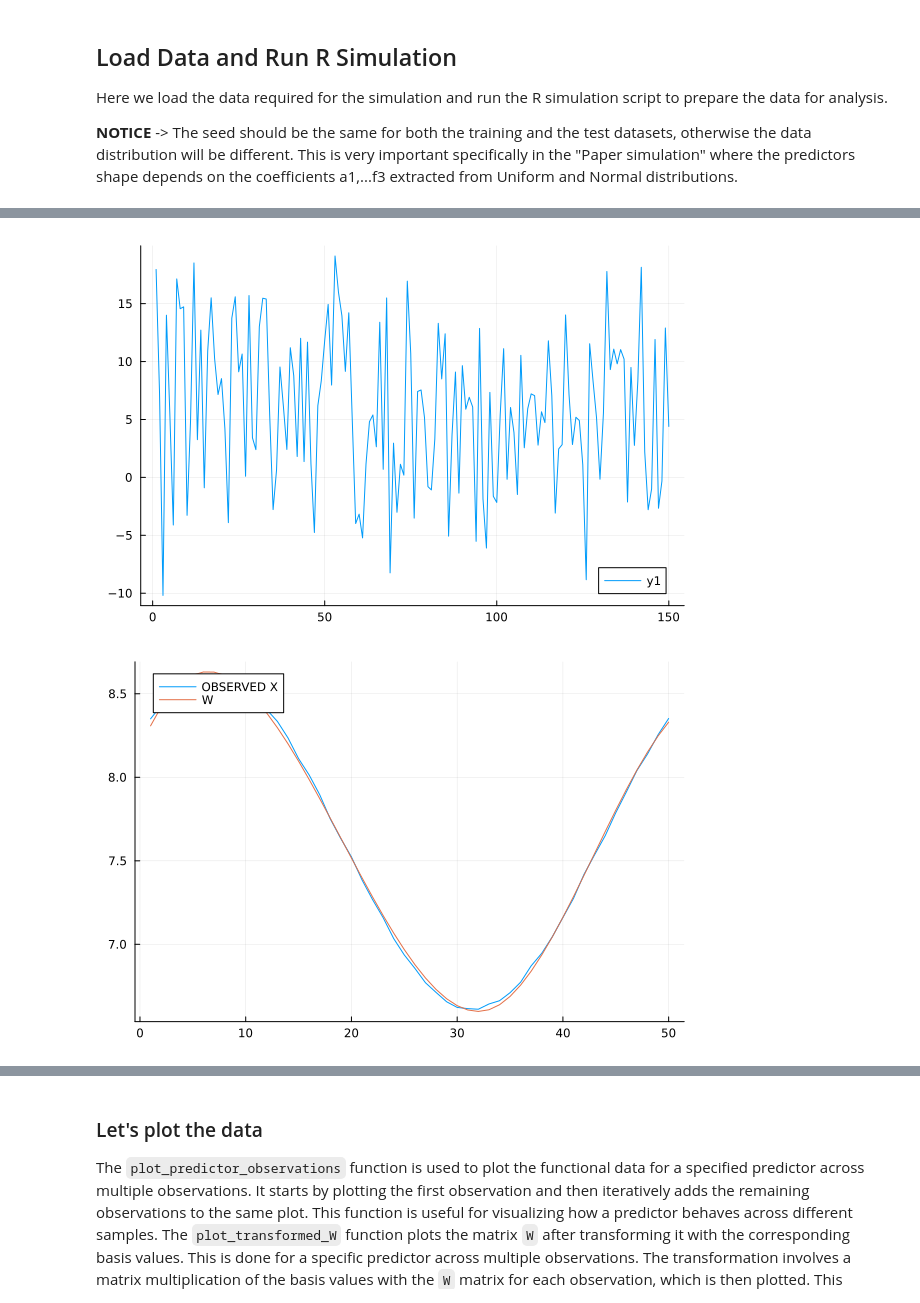
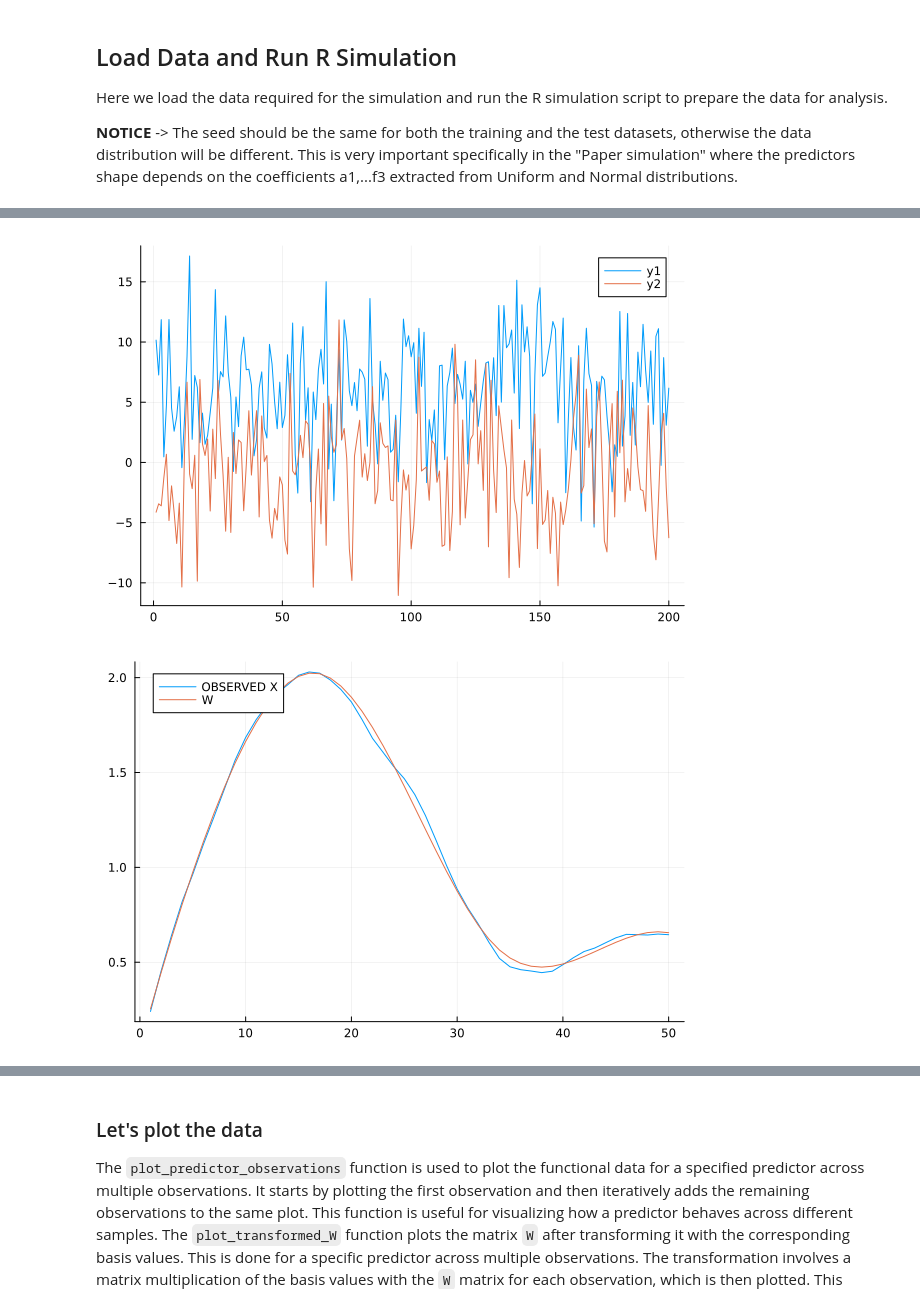
Before and after one commit to FrigaZzz/functional-data-regression-mip, a Jupyter notebook: notebooks/run_simulations/visual_N_predictors.ipynb, the cells around one changed output, grey strips where cells are left out. Saved outputs shown, nothing was run; the diff lists cells and outputs as text; code cells hidden in the pictures.

Commit message:
separated the code to generate data from cov functions vs paper sim

```diff
--- a/notebooks/run_simulations/visual_N_predictors.ipynb
+++ b/notebooks/run_simulations/visual_N_predictors.ipynb
@@ -27,21 +27,34 @@ This is very important specifically in the "Paper simulation" where the predicto
 # %%
 include(joinpath(project_root, "src", "Julia", "utils", "simulation.jl"))
 
-simulation_name = "paper"
-simulation_settings_file = "default"
+
+simulation_name = "5_predictors"
+simulation_settings_file = "cov_variant"
 
 params_train = (
     observations = 200,
     measurements = 50,
     basis_functions = 6,
-    noise_snr = [true,true],
-    # seed = 1
+    # noise_snr = [20,30],
+    seed = 1
 )
 
-# Load the simulation data
+params_test = (
+    observations = 350,
+    measurements = 50,
+    basis_functions = 6,
+    # noise_snr = [20,30],
+    seed = 300
+)
+
+# Note: Use ... to unpack NamedTuple into keyword arguments
 output = load_simulation_data(simulation_name, simulation_settings_file, project_root; params_train...)
 
+output_test = load_simulation_data(simulation_name, simulation_settings_file, project_root; params_test...)
+
+
 # Grab the outputs from the R script
+
 predictors = Int(output[:predictors])
 true_predictors = output[:true_predictors]
 intercept = output[:intercept]
@@ -61,13 +74,10 @@ Z = output[:Z]
 J = output[:J]
 W = output[:W]
 
-# Calculate the index at which to split the data
-split_index = round(Int, size(X, 1) * 0.75)
 
-# Split the data into training and test sets
-X, X_test = X[1:split_index, :, :], X[split_index+1:end, :, :]
-Y, Y_test = Y[1:split_index], Y[split_index+1:end, :]
-Z, Z_test = Z[1:split_index, :, :], Z[split_index+1:end, :, :]
-J, J_test = J,J
-W, W_test = W[1:split_index, :, : ], W[split_index+1:end, :, :]
+X_test = output_test[:X]
+Y_test = output_test[:Y]
+Z_test = output_test[:Z]
+J_test = output_test[:J]
+W_test = output_test[:W]
 # %% [output]
@@ -81,13 +114,14 @@ histogram(Y, bins=10, alpha=0.5, label="Data")
 # %%
 plot(Y)
+plot!(Y_test[1:observations])
 # %% [output]
-[figure, old version]
+[figure, new version]
 # %%
 #  plot(U[1,1,:], label="TRUE U", legend=:topleft)
 plot(X[1,1,:], label="OBSERVED X", legend=:topleft)
 plot!(basis_values[1,:,:] * W[1, 1, :], label="W", legend=:topleft)
 # %% [output]
-[figure, old version]
+[figure, new version]
 # %%
 #  plot(U[1,1,:], label="TRUE U", legend=:topleft)
 plot(X_test[1,1,:], label="OBSERVED X", legend=:topleft)
```
Also changed, not shown: parts of 17 cells of this notebook, 16 other files.
